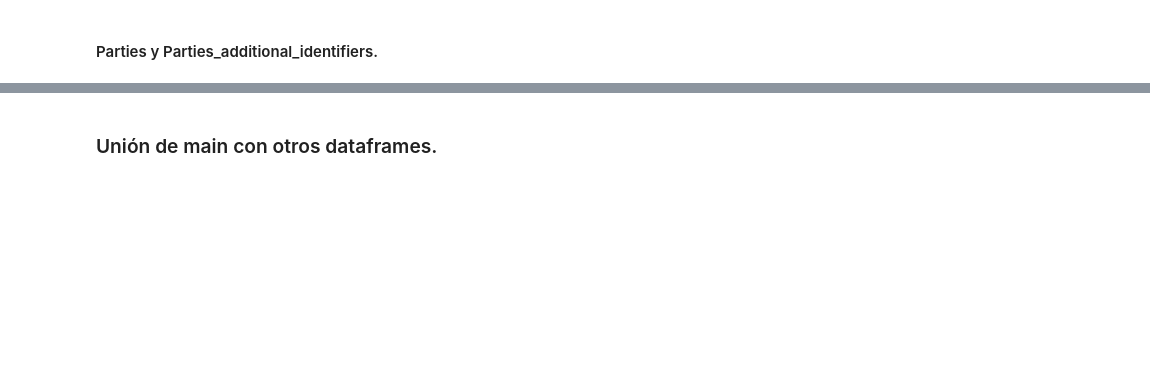
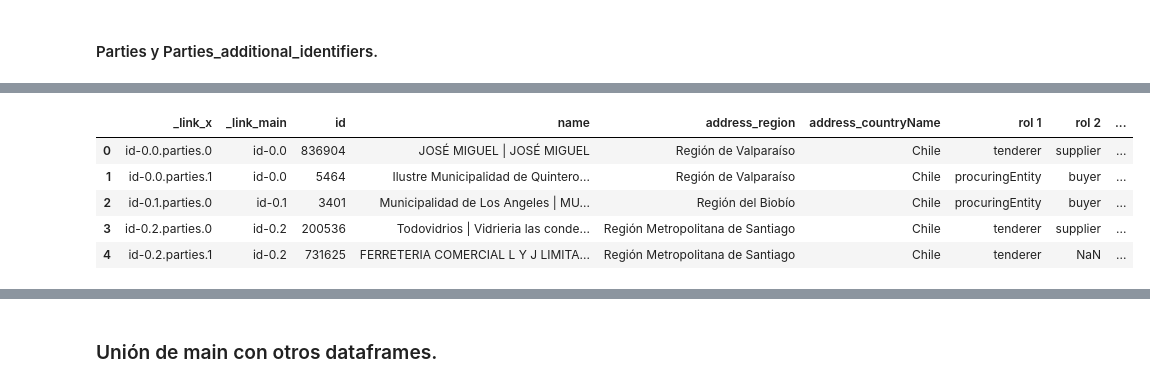
Before and after one commit to Camila-Rojas-05/Proyecto-IMT-2200-1-Grupo-14, a Jupyter notebook: Datos y trabajo con muestras/Revision_limpieza_2018.ipynb, the cells around one changed output, grey strips where cells are left out. Cells and saved outputs as stored; diff of their text form; code cells hidden in the pictures; blank space fills up the shorter version.

```diff
--- a/Datos y trabajo con muestras/Revision_limpieza_2018.ipynb
+++ b/Datos y trabajo con muestras/Revision_limpieza_2018.ipynb
@@ -421,0 +1025,10 @@ df_parties_and_add = df_parties.merge(df_parties_add, left_on=["_link","id"], ri
+# %%
+df_parties_and_add.drop(columns=["_link_y", "_link_parties"], inplace=True)
+df_parties_and_add.head()
+# %% [output]
+|  | _link_x | _link_main | id | name | address_region | address_countryName | rol 1 | rol 2 | ... |
+| 0 | id-0.0.parties.0 | id-0.0 | 836904 | JOSÉ MIGUEL | JOSÉ MIGUEL | Región de Valparaíso | Chile | tenderer | supplier | ... |
+| 1 | id-0.0.parties.1 | id-0.0 | 5464 | Ilustre Municipalidad de Quintero... | Región de Valparaíso | Chile | procuringEntity | buyer | ... |
+| 2 | id-0.1.parties.0 | id-0.1 | 3401 | Municipalidad de Los Angeles | MU... | Región del Biobío | Chile | procuringEntity | buyer | ... |
+| 3 | id-0.2.parties.0 | id-0.2 | 200536 | Todovidrios | Vidrieria las conde... | Región Metropolitana de Santiago | Chile | tenderer | supplier | ... |
+| 4 | id-0.2.parties.1 | id-0.2 | 731625 | FERRETERIA COMERCIAL L Y J LIMITA... | Región Metropolitana de Santiago | Chile | tenderer | NaN | ... |
```
Also changed, not shown: parts of 69 cells of this notebook, 2 other files.
